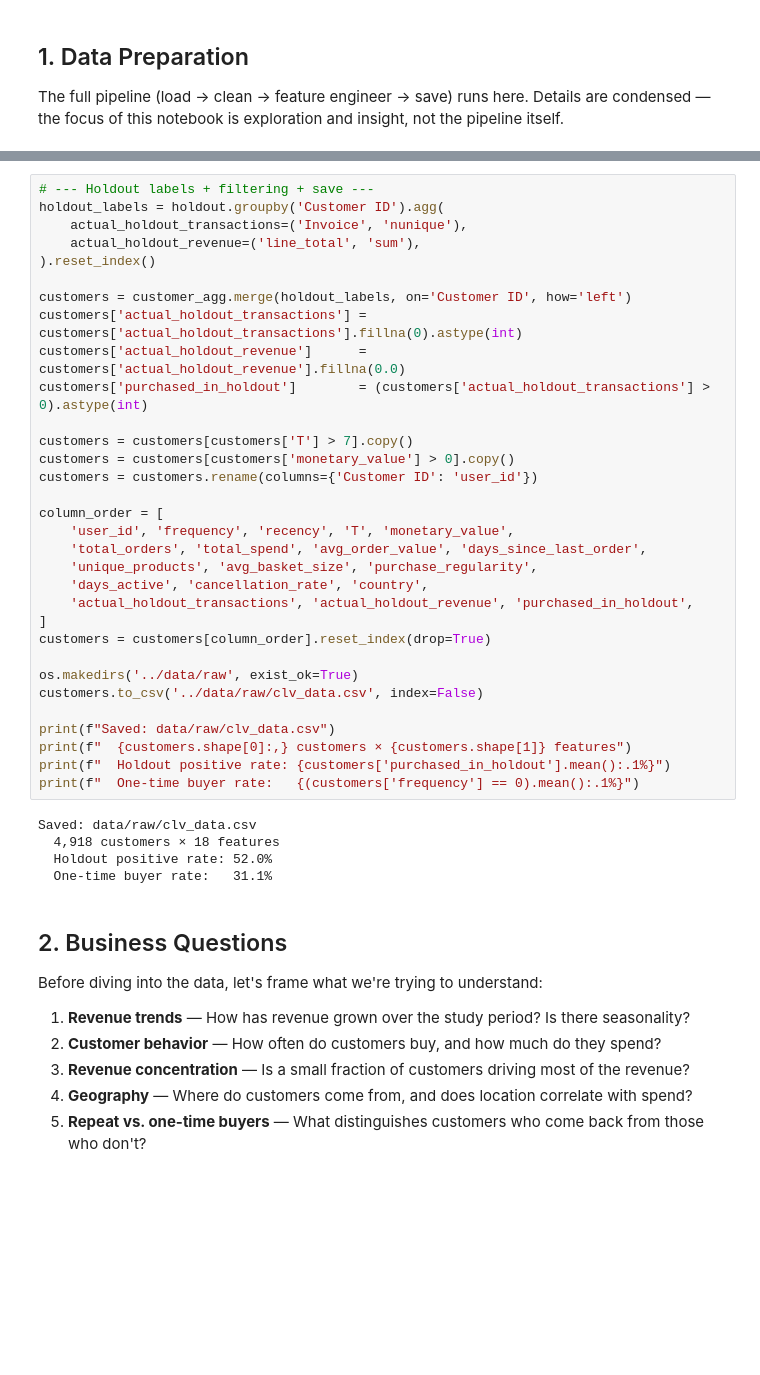
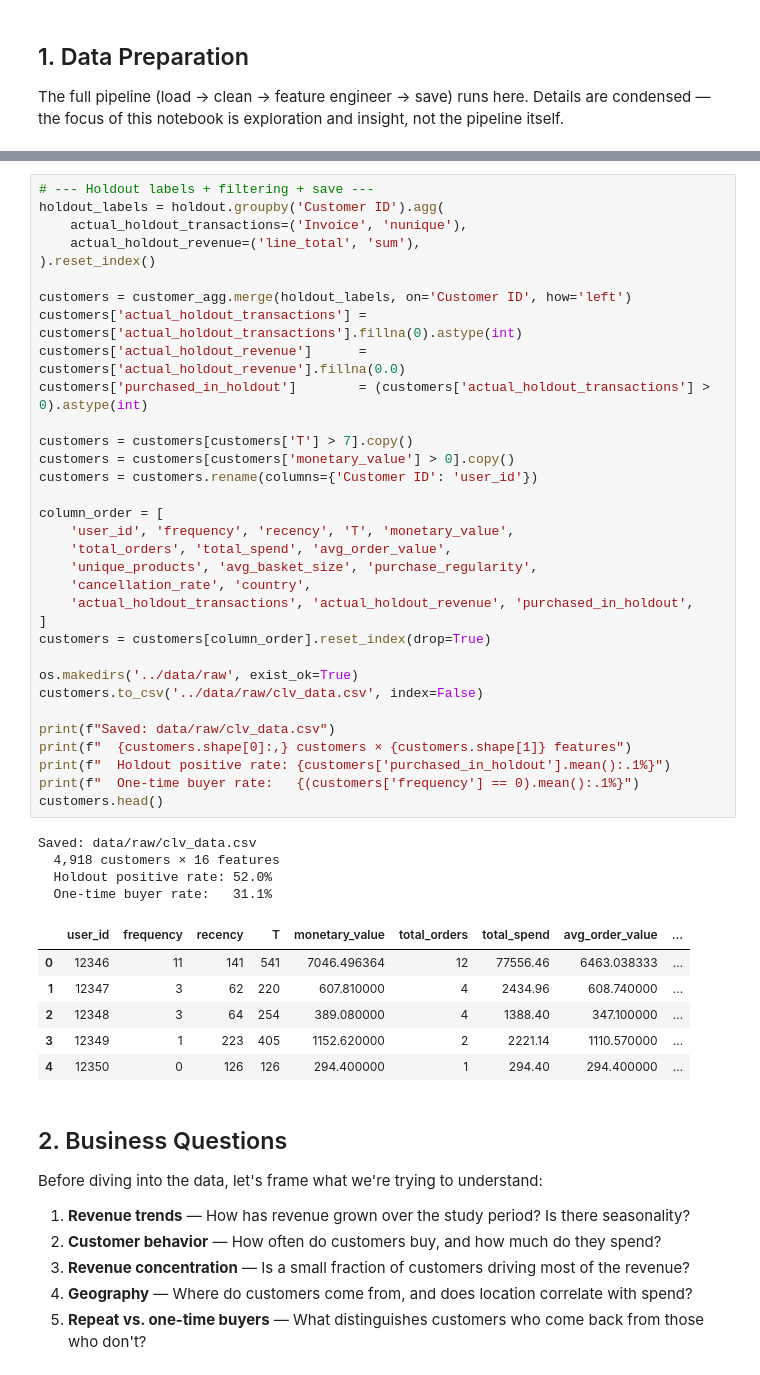
Before and after one commit to dsyhub/customer-lifetime-value-prediction, a Jupyter notebook: notebooks/01_exploratory_data_analysis.ipynb, the cells around one changed output, grey strips where cells are left out. Drawn from its saved outputs; the diff is of its cells as text; blank space fills up the shorter version.

```diff
--- a/notebooks/01_exploratory_data_analysis.ipynb
+++ b/notebooks/01_exploratory_data_analysis.ipynb
@@ -155,36 +163,43 @@ holdout_labels = holdout.groupby('Customer ID').agg(
     actual_holdout_revenue=('line_total', 'sum'),
 ).reset_index()
 
 customers = customer_agg.merge(holdout_labels, on='Customer ID', how='left')
 customers['actual_holdout_transactions'] = customers['actual_holdout_transactions'].fillna(0).astype(int)
 customers['actual_holdout_revenue']      = customers['actual_holdout_revenue'].fillna(0.0)
 customers['purchased_in_holdout']        = (customers['actual_holdout_transactions'] > 0).astype(int)
 
 customers = customers[customers['T'] > 7].copy()
 customers = customers[customers['monetary_value'] > 0].copy()
 customers = customers.rename(columns={'Customer ID': 'user_id'})
 
 column_order = [
     'user_id', 'frequency', 'recency', 'T', 'monetary_value',
-    'total_orders', 'total_spend', 'avg_order_value', 'days_since_last_order',
+    'total_orders', 'total_spend', 'avg_order_value',
     'unique_products', 'avg_basket_size', 'purchase_regularity',
-    'days_active', 'cancellation_rate', 'country',
+    'cancellation_rate', 'country',
     'actual_holdout_transactions', 'actual_holdout_revenue', 'purchased_in_holdout',
 ]
 customers = customers[column_order].reset_index(drop=True)
 
 os.makedirs('../data/raw', exist_ok=True)
 customers.to_csv('../data/raw/clv_data.csv', index=False)
 
 print(f"Saved: data/raw/clv_data.csv")
 print(f"  {customers.shape[0]:,} customers × {customers.shape[1]} features")
 print(f"  Holdout positive rate: {customers['purchased_in_holdout'].mean():.1%}")
 print(f"  One-time buyer rate:   {(customers['frequency'] == 0).mean():.1%}")
+customers.head()
 # %% [output]
 Saved: data/raw/clv_data.csv
-  4,918 customers × 18 features
+  4,918 customers × 16 features
   Holdout positive rate: 52.0%
   One-time buyer rate:   31.1%
+|  | user_id | frequency | recency | T | monetary_value | total_orders | total_spend | avg_order_value | ... |
+| 0 | 12346 | 11 | 141 | 541 | 7046.496364 | 12 | 77556.46 | 6463.038333 | ... |
+| 1 | 12347 | 3 | 62 | 220 | 607.810000 | 4 | 2434.96 | 608.740000 | ... |
+| 2 | 12348 | 3 | 64 | 254 | 389.080000 | 4 | 1388.40 | 347.100000 | ... |
+| 3 | 12349 | 1 | 223 | 405 | 1152.620000 | 2 | 2221.14 | 1110.570000 | ... |
+| 4 | 12350 | 0 | 126 | 126 | 294.400000 | 1 | 294.40 | 294.400000 | ... |
 # %% [markdown]
 ## 2. Business Questions
 
```
Also changed, not shown: parts of 12 cells of this notebook, 13 other files.
